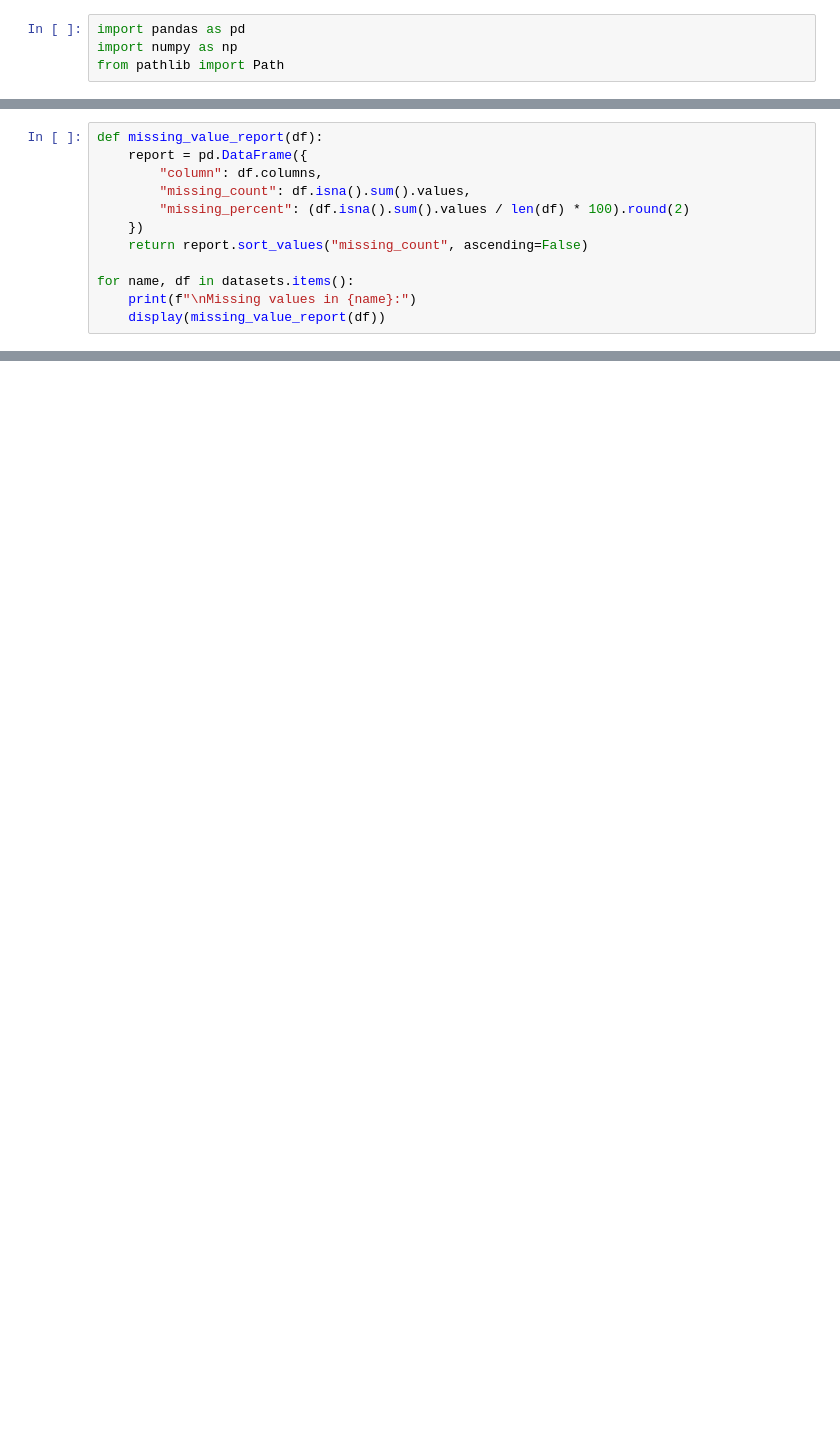
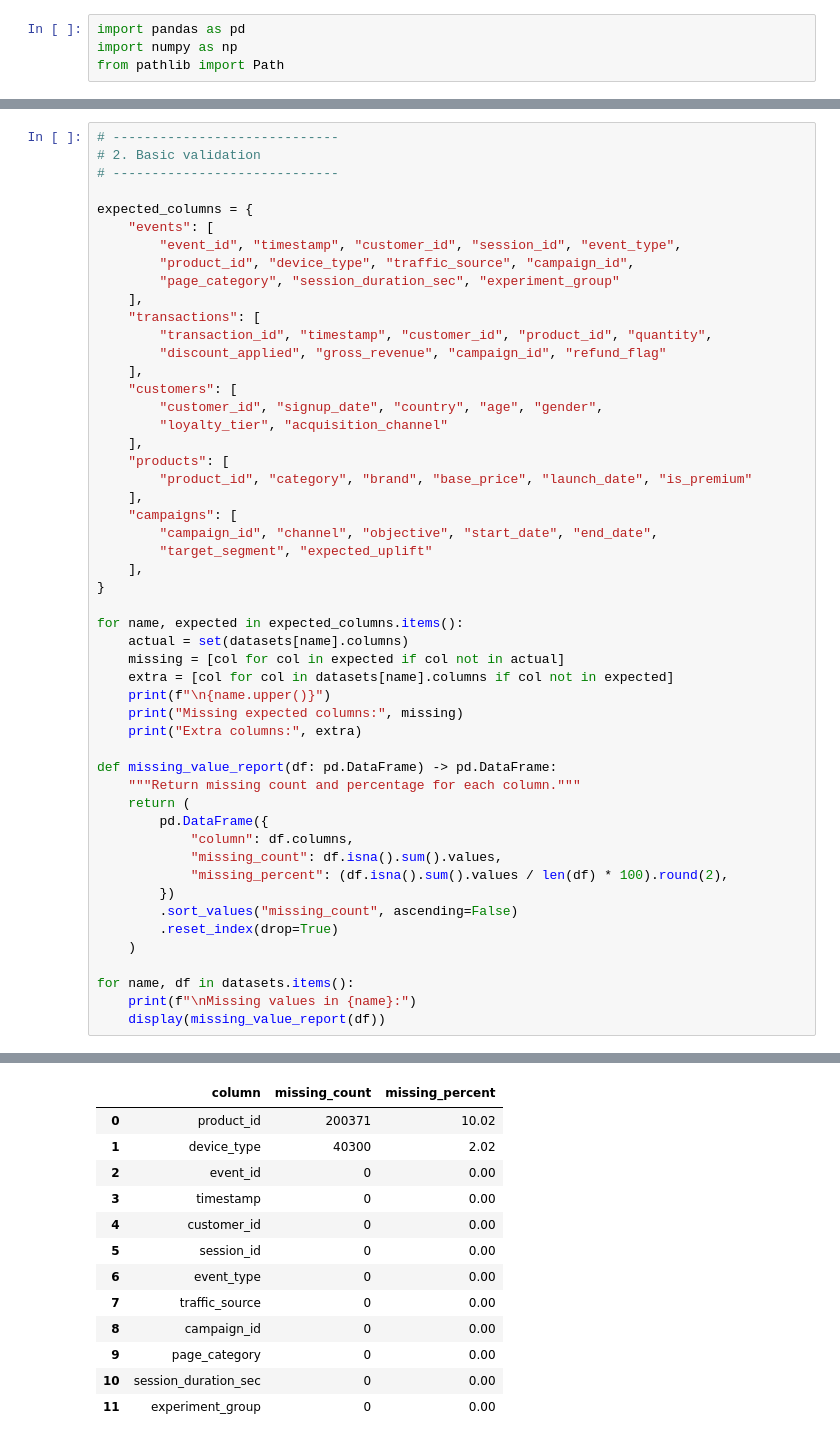
Before and after one commit to Tamoze/Marketing-Attribution-ROI-Dashboard, a Jupyter notebook: notebook/Asmitha_data_validation.ipynb, the cells around one changed output, grey strips where cells are left out. Drawn from its saved outputs; the diff is of its cells as text; blank space fills up the shorter version.

```diff
--- a/notebook/Asmitha_data_validation.ipynb
+++ b/notebook/Asmitha_data_validation.ipynb
@@ -189,12 +24,0 @@ This section checks missing values in each dataset. Missing values are important
-# %%
-def missing_value_report(df):
-    report = pd.DataFrame({
-        "column": df.columns,
-        "missing_count": df.isna().sum().values,
-        "missing_percent": (df.isna().sum().values / len(df) * 100).round(2)
-    })
-    return report.sort_values("missing_count", ascending=False)
-
-for name, df in datasets.items():
-    print(f"\nMissing values in {name}:")
-    display(missing_value_report(df))
@@ -1228,0 +80,52 @@ Synthetic ad spend and ROI output files saved successfully.
+# %%
+# -----------------------------
+# 2. Basic validation
+# -----------------------------
+
+expected_columns = {
+    "events": [
+        "event_id", "timestamp", "customer_id", "session_id", "event_type",
+        "product_id", "device_type", "traffic_source", "campaign_id",
+        "page_category", "session_duration_sec", "experiment_group"
+    ],
+    "transactions": [
+        "transaction_id", "timestamp", "customer_id", "product_id", "quantity",
+        "discount_applied", "gross_revenue", "campaign_id", "refund_flag"
+    ],
+    "customers": [
+        "customer_id", "signup_date", "country", "age", "gender",
+        "loyalty_tier", "acquisition_channel"
+    ],
+    "products": [
+        "product_id", "category", "brand", "base_price", "launch_date", "is_premium"
+    ],
+    "campaigns": [
+        "campaign_id", "channel", "objective", "start_date", "end_date",
+        "target_segment", "expected_uplift"
+    ],
+}
+
+for name, expected in expected_columns.items():
+    actual = set(datasets[name].columns)
+    missing = [col for col in expected if col not in actual]
+    extra = [col for col in datasets[name].columns if col not in expected]
+    print(f"\n{name.upper()}")
+    print("Missing expected columns:", missing)
+    print("Extra columns:", extra)
+
+def missing_value_report(df: pd.DataFrame) -> pd.DataFrame:
+    """Return missing count and percentage for each column."""
+    return (
+        pd.DataFrame({
+            "column": df.columns,
+            "missing_count": df.isna().sum().values,
+            "missing_percent": (df.isna().sum().values / len(df) * 100).round(2),
+        })
+        .sort_values("missing_count", ascending=False)
+        .reset_index(drop=True)
+    )
+
+for name, df in datasets.items():
+    print(f"\nMissing values in {name}:")
+    display(missing_value_report(df))
+# %% [output]
@@ -1228,0 +149,13 @@ Synthetic ad spend and ROI output files saved successfully.
+|  | column | missing_count | missing_percent |
+| 0 | product_id | 200371 | 10.02 |
+| 1 | device_type | 40300 | 2.02 |
+| 2 | event_id | 0 | 0.00 |
+| 3 | timestamp | 0 | 0.00 |
+| 4 | customer_id | 0 | 0.00 |
+| 5 | session_id | 0 | 0.00 |
+| 6 | event_type | 0 | 0.00 |
+| 7 | traffic_source | 0 | 0.00 |
+| 8 | campaign_id | 0 | 0.00 |
+| 9 | page_category | 0 | 0.00 |
+| 10 | session_duration_sec | 0 | 0.00 |
+| 11 | experiment_group | 0 | 0.00 |
```
Also changed, not shown: parts of 64 cells of this notebook, 6 other files.
